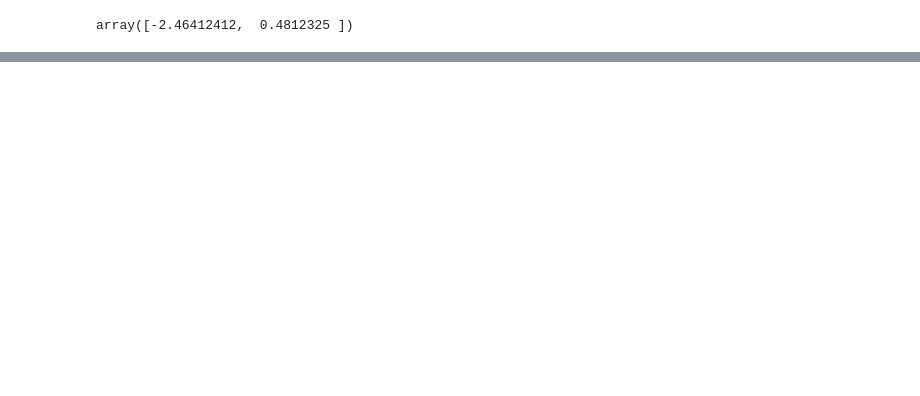
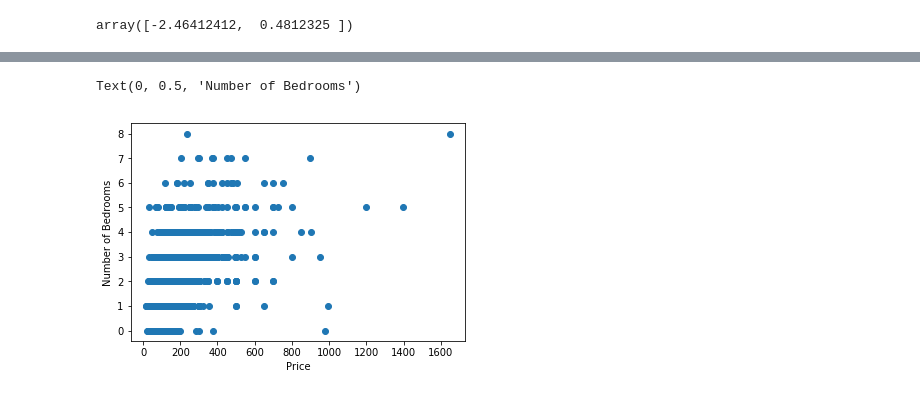
Before and after one commit to karinahou/springboard, a Jupyter notebook: Capstone Statistic Analysis.ipynb, the cells around one changed output, grey strips where cells are left out. Cells and saved outputs as stored; diff of their text form; code cells hidden in the pictures; blank space fills up the shorter version.

```diff
--- a/Capstone Statistic Analysis.ipynb
+++ b/Capstone Statistic Analysis.ipynb
@@ -272,0 +330,11 @@ _ = plt.axvline(percentiles[1], color='r', linestyle = "--")
+# %%
+plt.scatter(seattle.price, seattle.bedrooms)
+plt.xlabel("Price")
+plt.ylabel("Number of Bedrooms")
+
+#a little bit of correlation between price and number of bedrooms, but nothing that clear.
+
+#add titles
+# %% [output]
+Text(0, 0.5, 'Number of Bedrooms')
+[figure, added]
```
Also changed, not shown: parts of 18 cells of this notebook.
